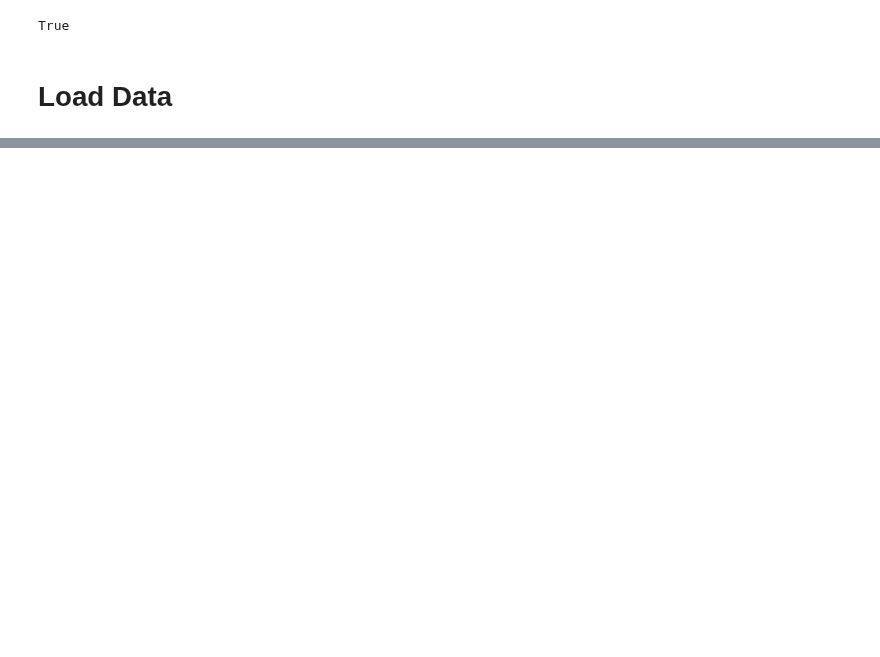
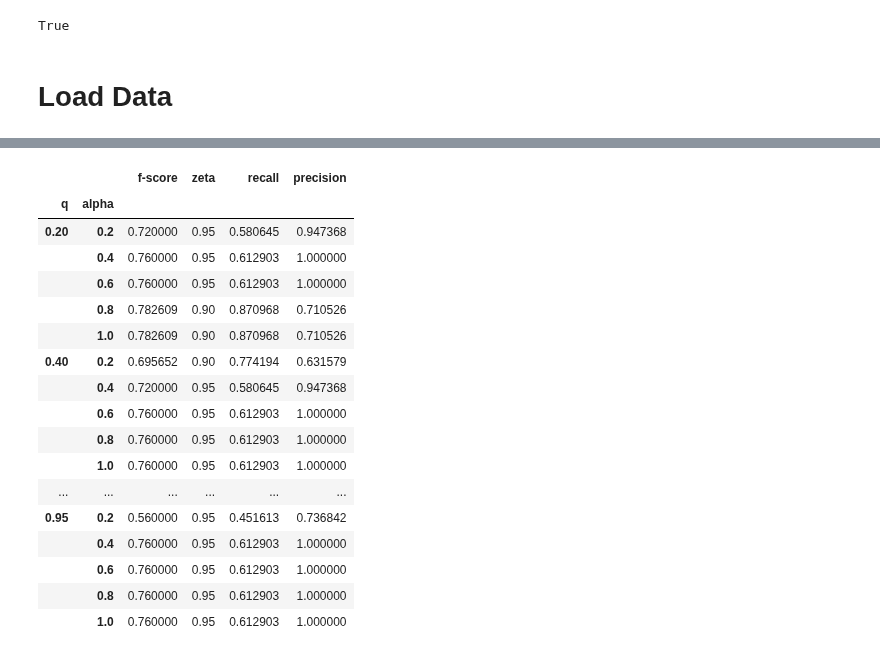
Before and after one commit to dgarridoa/tesis, a Jupyter notebook: dhdp/similarity_analysis.ipynb, the cells around one changed output, grey strips where cells are left out. Drawn from its saved outputs; the diff is of its cells as text; code cells hidden in the pictures; blank space fills up the shorter version.

```diff
--- a/dhdp/similarity_analysis.ipynb
+++ b/dhdp/similarity_analysis.ipynb
@@ -100,7 +102,7 @@ def build_similarity_graph(data, q, alpha):
 def pruning_graph(graph, zeta):
     edges_dist = np.concatenate([matrix.flatten() for matrix in graph])
     threshold = np.quantile(edges_dist, zeta)
-    pruned_graph = [csc_matrix((matrix>threshold).astype(int)) for matrix in graph]
+    pruned_graph = [csc_matrix((matrix>=threshold).astype(int)) for matrix in graph]
     return pruned_graph
 # %%
 def metrics(ground_truth, prediction):
@@ -111,5 +113,3 @@ def metrics(ground_truth, prediction):
     precision = precision_score(y_true, y_pred)
     f_score = f1_score(y_true, y_pred)
     return recall, precision, f_score
-# %%
-similarity_graph = build_similarity_graph(data, q=0.8, alpha=0.6)
@@ -138,5 +116,5 @@ similarity_graph = build_similarity_graph(data, q=0.8, alpha=0.6)
 # %%
-grid = {"q": [0.2, 0.4, 0.6, 0.8, 0.9, 0.95, 0.99, 1.0], "alpha":np.linspace(0.2,1,5).round(1), "zeta": np.arange(0.05, 1, 0.05).round(2)}
+grid = {"q": [0.2, 0.4, 0.6, 0.8, 0.9, 0.95], "alpha":np.linspace(0.2,1,5).round(1), "zeta": np.arange(0.05, 1, 0.05).round(2)}
 graphs = []
 performance = []
 for q in grid["q"]:
@@ -151,6 +129,6 @@ for q in grid["q"]:
             recall, precision, f_score = metrics(ground_truth, prediction)
             performance.append([q, alpha, delta_time, zeta, recall, precision, f_score])
         graphs.append({"q":q, "alpha":alpha, "time[s]":delta_time ,"graph":similarity_graph})
-df_performance = pd.DataFrame(results, columns = ["q", "alpha", "zeta", "recall", "precision", "f-score"])
+df_performance = pd.DataFrame(performance, columns = ["q", "alpha", "time", "zeta", "recall", "precision", "f-score"])
 # %% [output]
 q:0.2, alpha: 0.2
@@ -170,0 +163,8 @@ df_results = pd.DataFrame(columns = ["q", "alpha", "zeta", "recall", "precision"
+# %%
+# load results
+graph_path = f'{os.getenv("RESULTS")}graph/graphs.pkl'
+with open(graph_path, "rb") as f:
+    graphs = pkl.load(f)
+
+df_path = f'{os.getenv("RESULTS")}graph/performance.csv'
+df_performance = pd.read_csv(df_path, sep="|")
@@ -170,0 +213,26 @@ df_results = pd.DataFrame(columns = ["q", "alpha", "zeta", "recall", "precision"
+# %%
+df_max = df_performance.groupby(["q", "alpha"]).agg({"f-score":"idxmax"})
+df_max["zeta"] = list(df_performance["zeta"].iloc[df_max["f-score"].values])
+df_max["recall"] = list(df_performance["recall"].iloc[df_max["f-score"].values])
+df_max["precision"] = list(df_performance["precision"].iloc[df_max["f-score"].values])
+df_max["f-score"] = list(df_performance["f-score"].iloc[df_max["f-score"].values])
+df_max
+# %% [output]
+|  |  | f-score | zeta | recall | precision |
+| q | alpha |  |  |  |  |
+| 0.20 | 0.2 | 0.720000 | 0.95 | 0.580645 | 0.947368 |
+|  | 0.4 | 0.760000 | 0.95 | 0.612903 | 1.000000 |
+|  | 0.6 | 0.760000 | 0.95 | 0.612903 | 1.000000 |
+|  | 0.8 | 0.782609 | 0.90 | 0.870968 | 0.710526 |
+|  | 1.0 | 0.782609 | 0.90 | 0.870968 | 0.710526 |
+| 0.40 | 0.2 | 0.695652 | 0.90 | 0.774194 | 0.631579 |
+|  | 0.4 | 0.720000 | 0.95 | 0.580645 | 0.947368 |
+|  | 0.6 | 0.760000 | 0.95 | 0.612903 | 1.000000 |
+|  | 0.8 | 0.760000 | 0.95 | 0.612903 | 1.000000 |
+|  | 1.0 | 0.760000 | 0.95 | 0.612903 | 1.000000 |
+| ... | ... | ... | ... | ... | ... |
+| 0.95 | 0.2 | 0.560000 | 0.95 | 0.451613 | 0.736842 |
+|  | 0.4 | 0.760000 | 0.95 | 0.612903 | 1.000000 |
+|  | 0.6 | 0.760000 | 0.95 | 0.612903 | 1.000000 |
+|  | 0.8 | 0.760000 | 0.95 | 0.612903 | 1.000000 |
+|  | 1.0 | 0.760000 | 0.95 | 0.612903 | 1.000000 |
```
Also changed, not shown: parts of 10 cells of this notebook.
